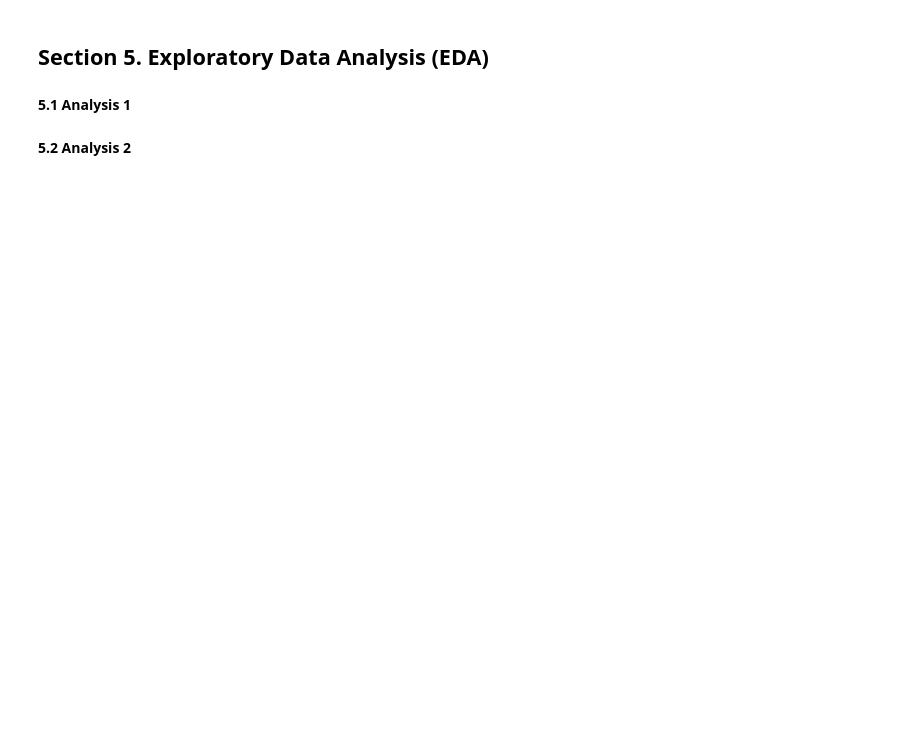
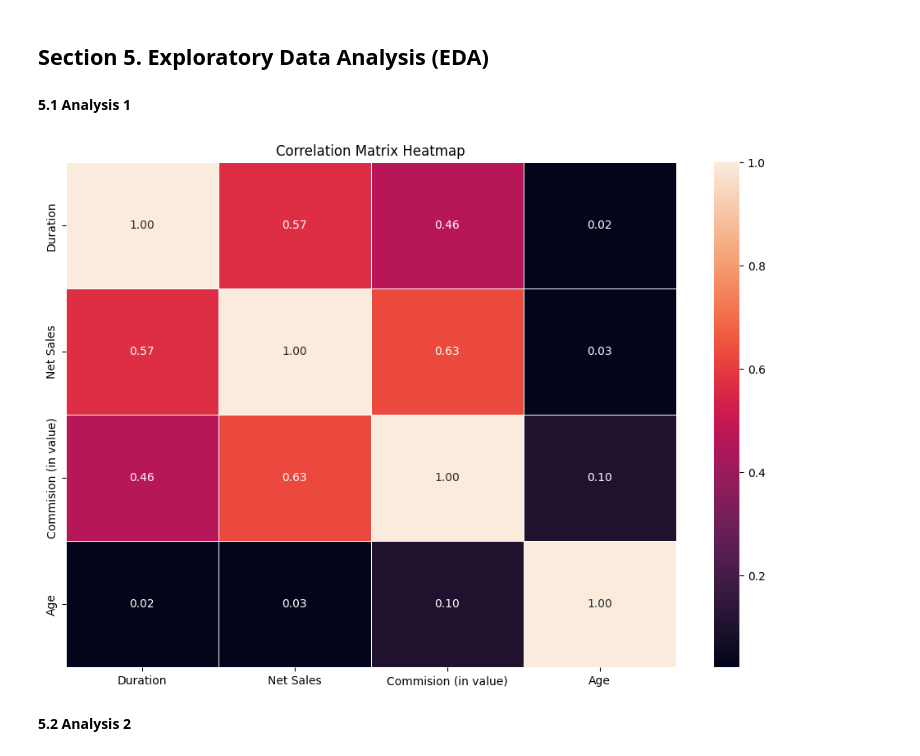
Before and after one commit to Faizism/travel_insurance, a Jupyter notebook: notebooks/1.0-bdp-inital-notebook.ipynb, the cells around one changed output. Saved outputs shown, nothing was run; the diff lists cells and outputs as text; code cells hidden in the pictures; blank space fills up the shorter version.

Commit message:
Add Split Data, EDA & Starting Transformation

```diff
--- a/notebooks/1.0-bdp-inital-notebook.ipynb
+++ b/notebooks/1.0-bdp-inital-notebook.ipynb
@@ -349,3 +362,6 @@ Name: proportion, dtype: float64
 ## **Section 4. Data Generation**
 # %% [markdown]
 **4.1 Constructing `Seen` and `Unseen` Data**
+# %%
+# Split data into Seen (80%) and Unseen (20%)
+seen_data, unseen_data = train_test_split(filtered_df, test_size=0.2, random_state=42)
@@ -355,5 +389,19 @@ Name: proportion, dtype: float64
 ## **Section 5. Exploratory Data Analysis (EDA)**
 # %% [markdown]
 **5.1 Analysis 1**
+# %%
+# Select only numeric columns from the data
+numeric_data = seen_data.select_dtypes(include=['number'])
+
+# Calculate the correlation matrix on numeric data only
+correlation_matrix = numeric_data.corr()
+
+# Create the heatmap
+plt.figure(figsize=(12, 8))
+sns.heatmap(correlation_matrix, annot=True, fmt=".2f", linewidths=0.5)
+plt.title('Correlation Matrix Heatmap')
+plt.show()
+# %% [output]
+[figure, added]
 # %% [markdown]
 **5.2 Analysis 2**
```
Also changed, not shown: parts of 36 cells of this notebook, 3 other files.
